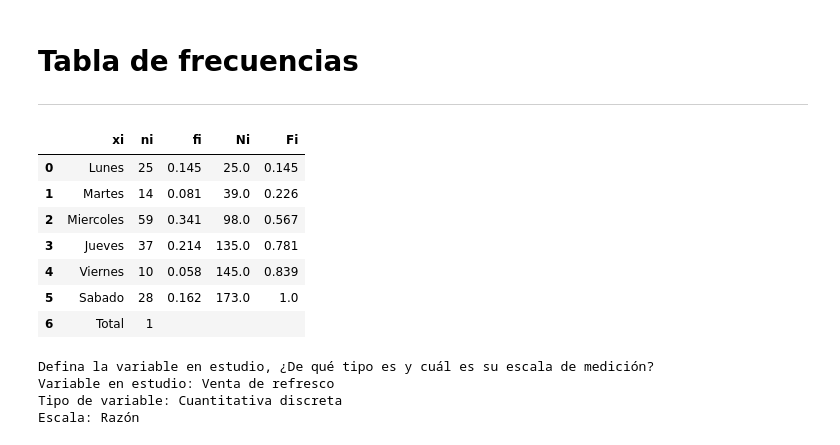
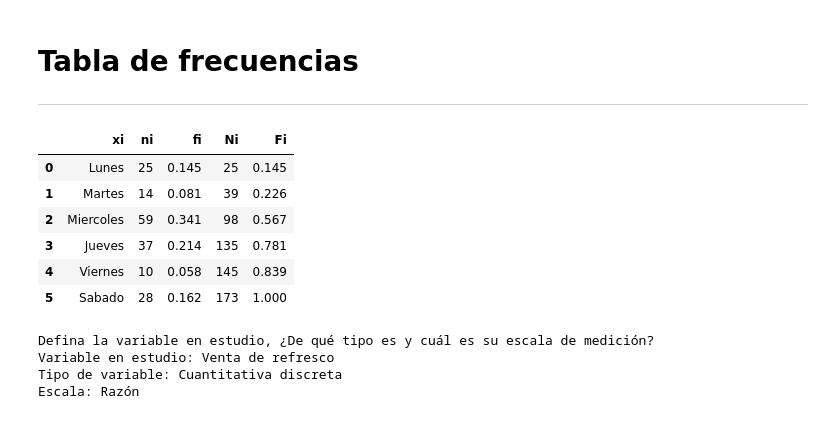
Before and after one commit to Kaiziferr/statistics, a Jupyter notebook: statistics/descriptive_statistics/01_workshop_estadistica_descriptiva_datos_no_agrupados.ipynb, the cells around one changed output. Drawn from its saved outputs; the diff is of its cells as text; code cells hidden in the pictures.

```diff
--- a/statistics/descriptive_statistics/01_workshop_estadistica_descriptiva_datos_no_agrupados.ipynb
+++ b/statistics/descriptive_statistics/01_workshop_estadistica_descriptiva_datos_no_agrupados.ipynb
@@ -44,30 +73,28 @@ plot_bar(data,'dia','venta_refresco','Venta refrescos','Día', 'Venta refrescos'
 # Tabla de frecuencias
 ---
 # %%
-def table_frecuency_dsicrete(data, category:str, values:str):
+def table_frecuency_dsicrete(data, category, values):
   table_frecuency = pd.DataFrame()
   table_frecuency['xi'] = data[category].values
   table_frecuency['ni'] = data[values].values
   table_frecuency['fi'] = round(table_frecuency['ni']/data[values].sum(), 3)
   table_frecuency['Ni'] = table_frecuency['ni'].cumsum()
   table_frecuency['Fi'] = round(table_frecuency['fi'].cumsum(), 3)
   temp = pd.Series(table_frecuency['Fi'])
-  temp.iloc[-1] = 1
+  temp.iloc[-1] = round(temp.iloc[-1] , 0)
   table_frecuency['Fi'] = temp
-  table_frecuency = table_frecuency.append({'xi':'Total', 'ni':1}, ignore_index=True).replace(np.nan, '')
   return table_frecuency
 
 table_frecuency = table_frecuency_dsicrete(data, 'dia', 'venta_refresco')
 table_frecuency
 # %% [output]
 |  | xi | ni | fi | Ni | Fi |
-| 0 | Lunes | 25 | 0.145 | 25.0 | 0.145 |
-| 1 | Martes | 14 | 0.081 | 39.0 | 0.226 |
-| 2 | Miercoles | 59 | 0.341 | 98.0 | 0.567 |
-| 3 | Jueves | 37 | 0.214 | 135.0 | 0.781 |
-| 4 | Viernes | 10 | 0.058 | 145.0 | 0.839 |
-| 5 | Sabado | 28 | 0.162 | 173.0 | 1.0 |
-| 6 | Total | 1 |  |  |  |
+| 0 | Lunes | 25 | 0.145 | 25 | 0.145 |
+| 1 | Martes | 14 | 0.081 | 39 | 0.226 |
+| 2 | Miercoles | 59 | 0.341 | 98 | 0.567 |
+| 3 | Jueves | 37 | 0.214 | 135 | 0.781 |
+| 4 | Viernes | 10 | 0.058 | 145 | 0.839 |
+| 5 | Sabado | 28 | 0.162 | 173 | 1.000 |
 # %%
 print('Defina la variable en estudio, ¿De qué tipo es y cuál es su escala de medición?')
 print('Variable en estudio: Venta de refresco', 'Tipo de variable: Cuantitativa discreta', 'Escala: Razón', sep='\n')
```
Also changed, not shown: parts of 6 cells of this notebook.
